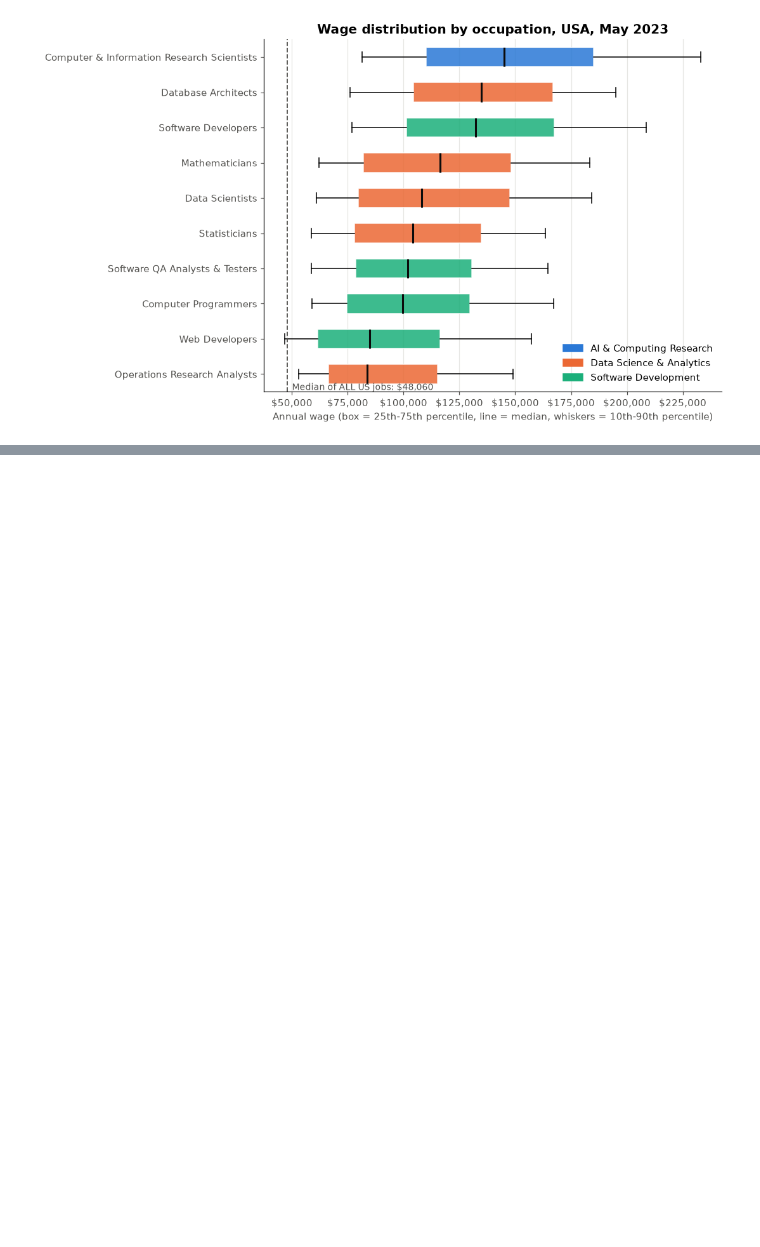
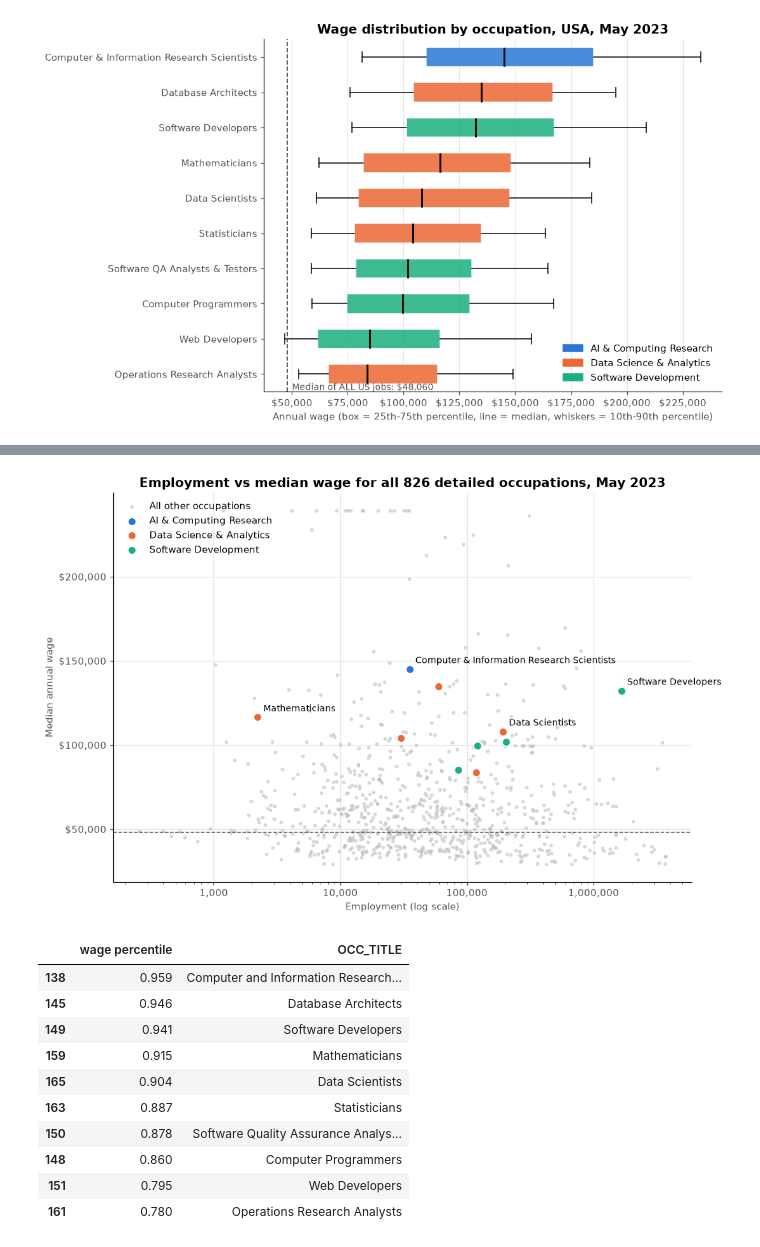
Before and after one commit to RhuanMendanha/CA01-Data-Visualisation-and-Communication-, a Jupyter notebook: CA01 - Employment Visualisation.ipynb, the cells around one changed output, grey strips where cells are left out. Cells and saved outputs as stored; diff of their text form; code cells hidden in the pictures; blank space fills up the shorter version.

Commit message:
add employment vs median wage scatter plot

```diff
--- a/CA01 - Employment Visualisation.ipynb
+++ b/CA01 - Employment Visualisation.ipynb
@@ -233,0 +242,39 @@ Software Developer (USD 132,270) and Database Architect (USD 134,700) come next.
+# %%
+detailed = national[(national.O_GROUP == "detailed")].dropna(subset=["TOT_EMP", "A_MEDIAN"]).copy()
+detailed["FAMILY"] = detailed.OCC_CODE.map(occ_map.FAMILY)
+others = detailed[detailed.FAMILY.isna()]
+tech = detailed[detailed.FAMILY.notna()].merge(occ_map[["OCC"]], left_on="OCC_CODE", right_index=True)
+
+fig, ax = plt.subplots(figsize=(10, 6.5))
+ax.scatter(others.TOT_EMP, others.A_MEDIAN, s=14, color=GREY, alpha=0.55, label="All other occupations", linewidths=0)
+for fam_name, g in tech.groupby("FAMILY"):
+    ax.scatter(g.TOT_EMP, g.A_MEDIAN, s=70, color=FAMILY_COLOURS[fam_name], edgecolor="white", linewidth=1.2,
+               label=fam_name, zorder=3)
+for r in tech.itertuples():
+    if r.OCC in ("Software Developers", "Data Scientists", "Computer & Information Research Scientists", "Mathematicians"):
+        ax.annotate(r.OCC, (r.TOT_EMP, r.A_MEDIAN), xytext=(6, 6), textcoords="offset points", fontsize=9)
+ax.axhline(all_median, color="#52514e", ls="--", lw=1)
+ax.set_xscale("log")
+ax.xaxis.set_major_formatter(mtick.FuncFormatter(lambda x, _: f"{x:,.0f}"))
+ax.yaxis.set_major_formatter(mtick.StrMethodFormatter("${x:,.0f}"))
+ax.set_xlabel("Employment (log scale)"); ax.set_ylabel("Median annual wage")
+ax.set_title(f"Employment vs median wage for all {len(detailed)} detailed occupations, May 2023")
+ax.legend(frameon=False, loc="upper left")
+plt.tight_layout(); plt.show()
+
+pct_rank = (detailed.A_MEDIAN.rank(pct=True)[detailed.FAMILY.notna()]
+            .rename("wage percentile").to_frame().join(detailed.set_index(detailed.index)[["OCC_TITLE"]]))
+pct_rank.sort_values("wage percentile", ascending=False).round(3)
+# %% [output]
+[figure, added]
+|  | wage percentile | OCC_TITLE |
+| 138 | 0.959 | Computer and Information Research... |
+| 145 | 0.946 | Database Architects |
+| 149 | 0.941 | Software Developers |
+| 159 | 0.915 | Mathematicians |
+| 165 | 0.904 | Data Scientists |
+| 163 | 0.887 | Statisticians |
+| 150 | 0.878 | Software Quality Assurance Analys... |
+| 148 | 0.860 | Computer Programmers |
+| 151 | 0.795 | Web Developers |
+| 161 | 0.780 | Operations Research Analysts |
```
Also changed, not shown: parts of 3 cells of this notebook.
